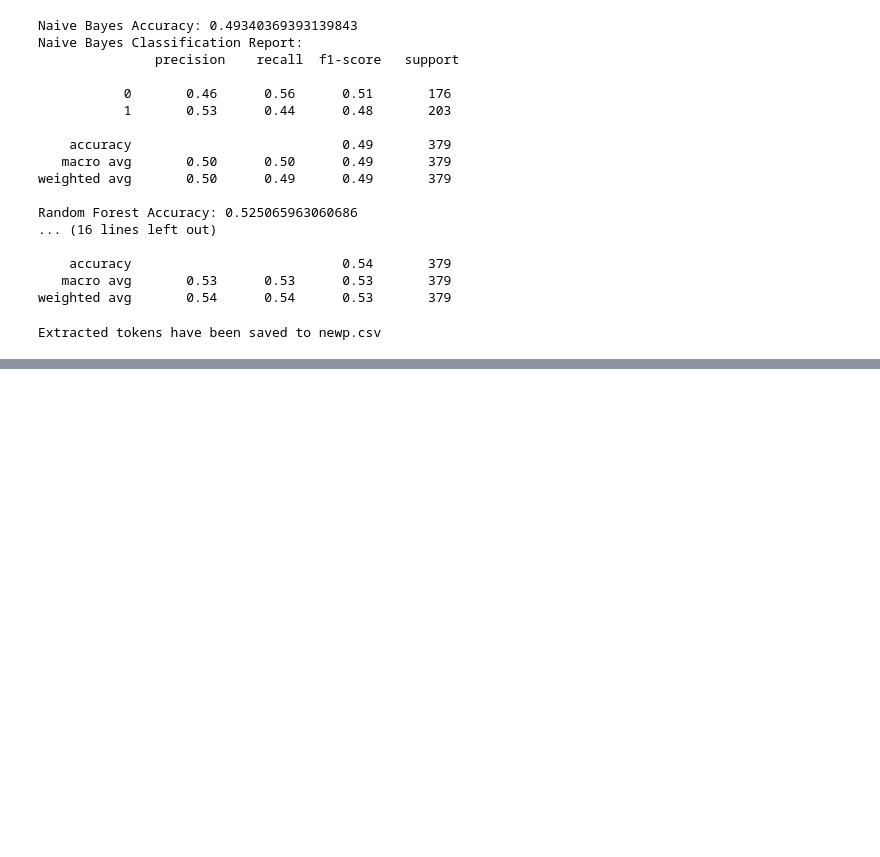
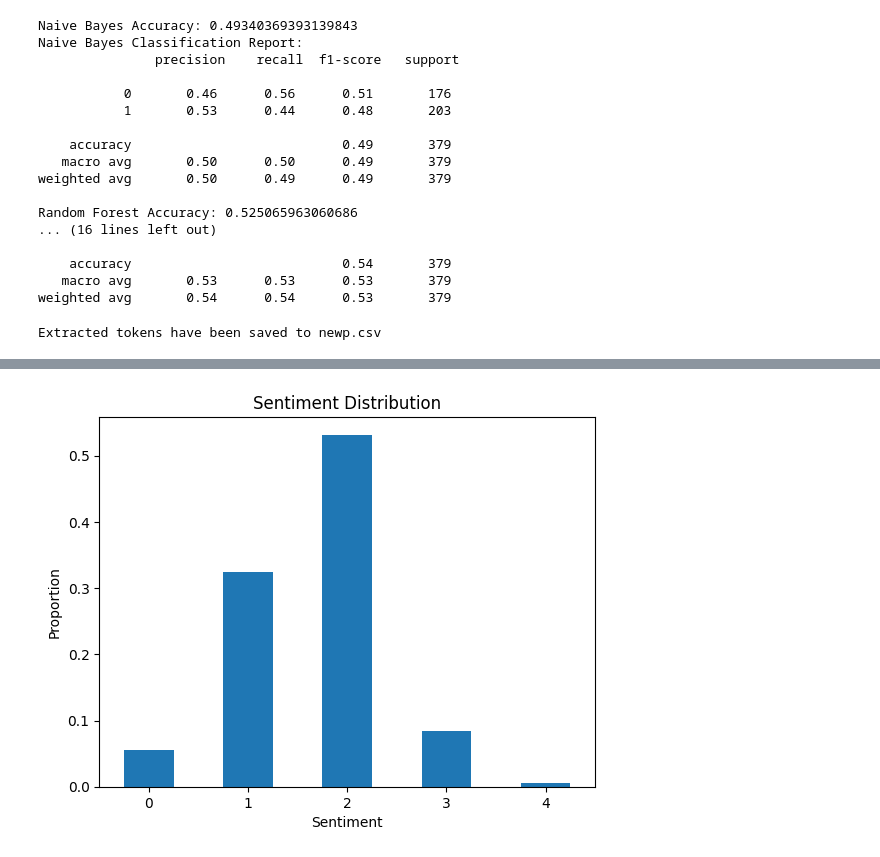
Before and after one commit to STALPHA2708/scrapedata, a Jupyter notebook: youtube_scrpping/token/test.ipynb, the cells around one changed output, grey strips where cells are left out. Drawn from its saved outputs; the diff is of its cells as text; code cells hidden in the pictures; blank space fills up the shorter version.

```diff
--- a/youtube_scrpping/token/test.ipynb
+++ b/youtube_scrpping/token/test.ipynb
@@ -272,0 +440,17 @@ Extracted tokens have been saved to newp.csv
+# %%
+import pandas as pd
+#textblob distribution
+file_path = 'data.csv'
+data = pd.read_csv(file_path)
+
+
+sentiment_counts = data['Sentiment'].value_counts().sort_index()
+
+sentiment_proportions = sentiment_counts / len(data)
+
+sentiment_summary = pd.DataFrame({
+    'Count': sentiment_counts,
+    'Proportion': sentiment_proportions
+})
+
+print(sentiment_summary)
@@ -272,0 +465,12 @@ Extracted tokens have been saved to newp.csv
+# %%
+import matplotlib.pyplot as plt
+#textblob distribution
+# Plot the sentiment distribution
+sentiment_summary.plot(kind='bar', y='Proportion', legend=False)
+plt.title('Sentiment Distribution')
+plt.xlabel('Sentiment')
+plt.ylabel('Proportion')
+plt.xticks(rotation=0)
+plt.show()
+# %% [output]
+[figure, added]
```
Also changed, not shown: parts of 17 cells of this notebook.
